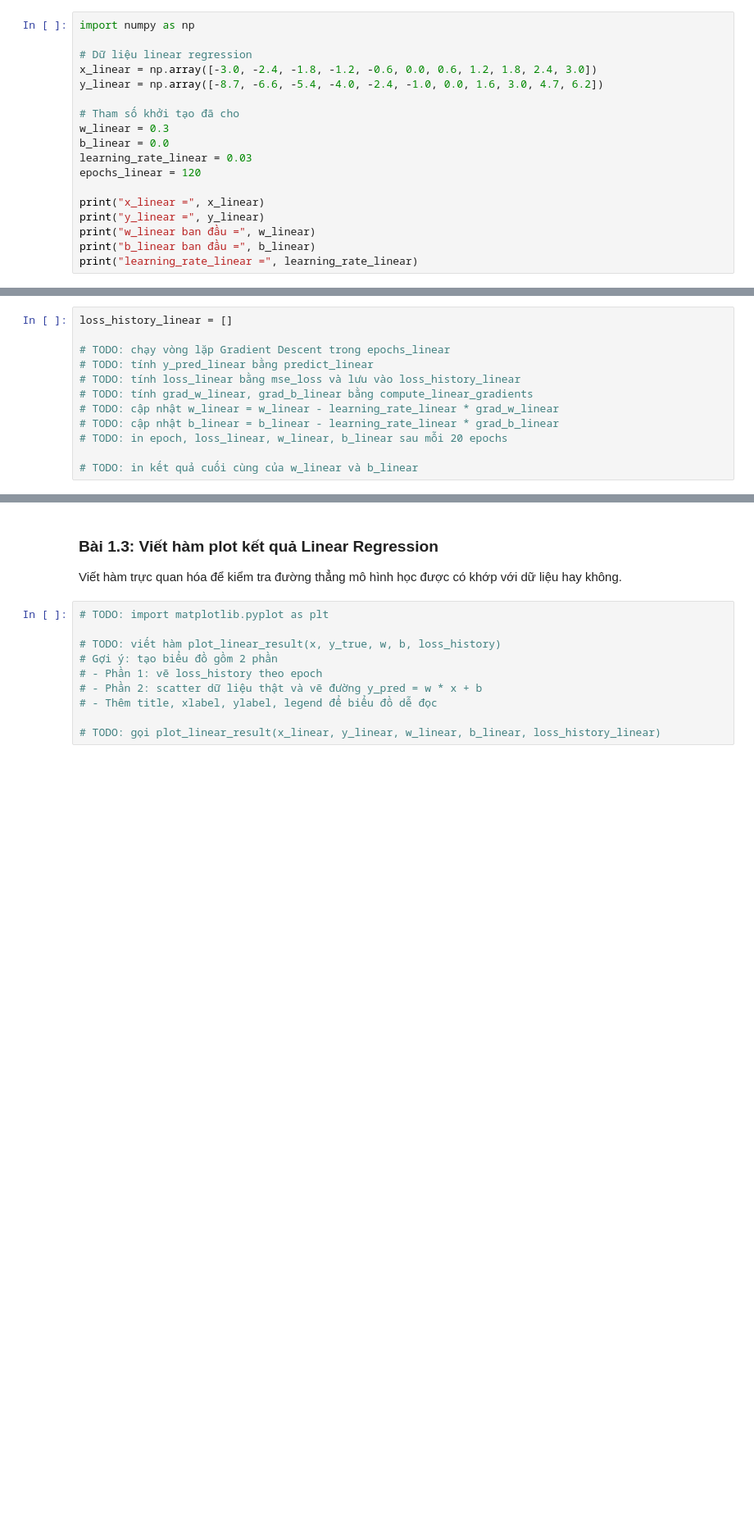
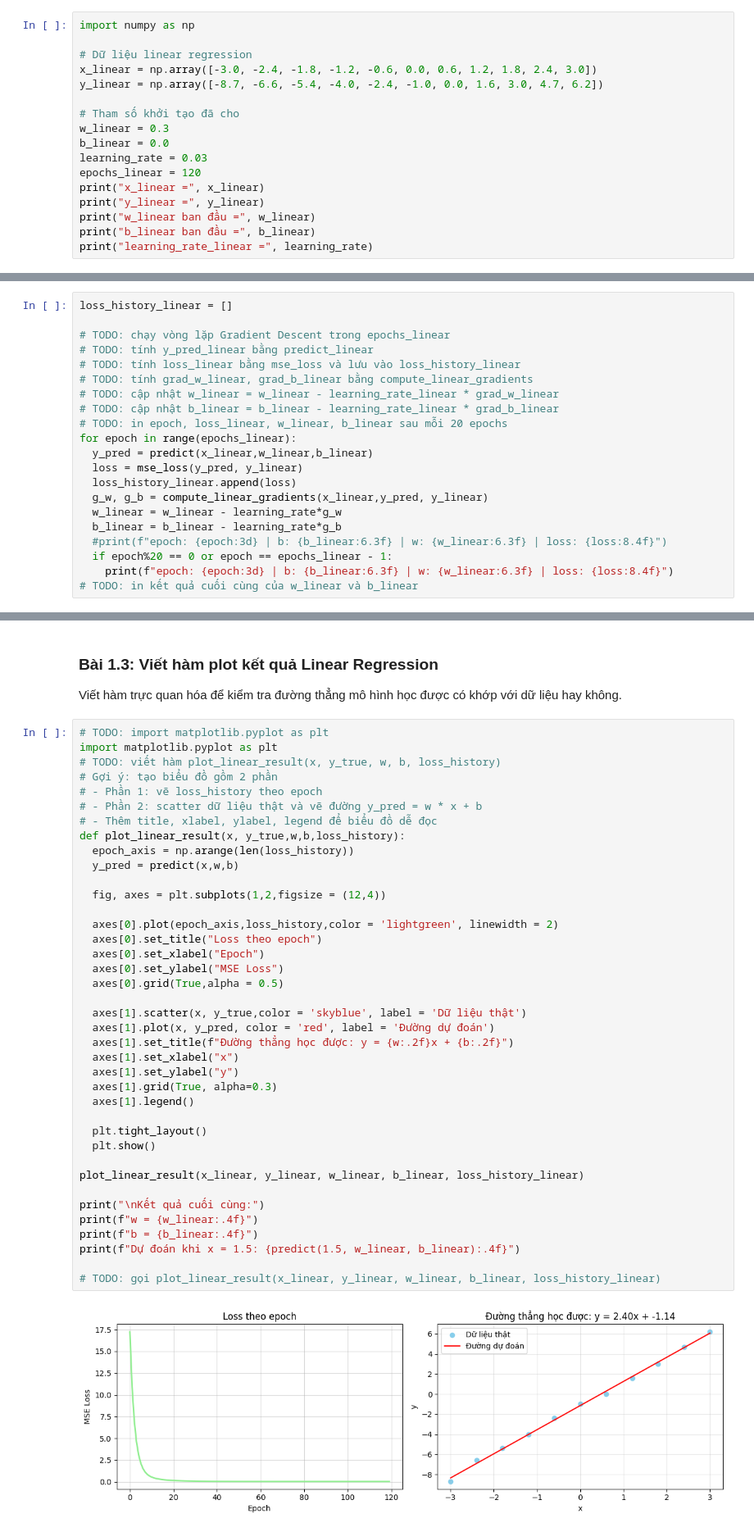
Before and after one commit to hanghithien/mliot-pyml-2026-hw, a Jupyter notebook: week02/gradient-descent-hw/gradient_descent_hw.ipynb, the cells around one changed output, grey strips where cells are left out. Shown at 82% size. Drawn from its saved outputs; the diff is of its cells as text; blank space fills up the shorter version.

```diff
--- a/week02/gradient-descent-hw/gradient_descent_hw.ipynb
+++ b/week02/gradient-descent-hw/gradient_descent_hw.ipynb
@@ -206,11 +178,10 @@ y_linear = np.array([-8.7, -6.6, -5.4, -4.0, -2.4, -1.0, 0.0, 1.6, 3.0, 4.7, 6.2
 # Tham số khởi tạo đã cho
 w_linear = 0.3
 b_linear = 0.0
-learning_rate_linear = 0.03
+learning_rate = 0.03
 epochs_linear = 120
-
 print("x_linear =", x_linear)
 print("y_linear =", y_linear)
 print("w_linear ban đầu =", w_linear)
 print("b_linear ban đầu =", b_linear)
-print("learning_rate_linear =", learning_rate_linear)
+print("learning_rate_linear =", learning_rate)
@@ -236,5 +223,14 @@ loss_history_linear = []
 # TODO: cập nhật w_linear = w_linear - learning_rate_linear * grad_w_linear
 # TODO: cập nhật b_linear = b_linear - learning_rate_linear * grad_b_linear
 # TODO: in epoch, loss_linear, w_linear, b_linear sau mỗi 20 epochs
-
+for epoch in range(epochs_linear):
+  y_pred = predict(x_linear,w_linear,b_linear)
+  loss = mse_loss(y_pred, y_linear)
+  loss_history_linear.append(loss)
+  g_w, g_b = compute_linear_gradients(x_linear,y_pred, y_linear)
+  w_linear = w_linear - learning_rate*g_w
+  b_linear = b_linear - learning_rate*g_b
+  #print(f"epoch: {epoch:3d} | b: {b_linear:6.3f} | w: {w_linear:6.3f} | loss: {loss:8.4f}")
+  if epoch%20 == 0 or epoch == epochs_linear - 1:
+    print(f"epoch: {epoch:3d} | b: {b_linear:6.3f} | w: {w_linear:6.3f} | loss: {loss:8.4f}")
 # TODO: in kết quả cuối cùng của w_linear và b_linear
@@ -244,11 +248,42 @@ loss_history_linear = []
 Viết hàm trực quan hóa để kiểm tra đường thẳng mô hình học được có khớp với dữ liệu hay không.
 # %%
 # TODO: import matplotlib.pyplot as plt
-
+import matplotlib.pyplot as plt
 # TODO: viết hàm plot_linear_result(x, y_true, w, b, loss_history)
 # Gợi ý: tạo biểu đồ gồm 2 phần
 # - Phần 1: vẽ loss_history theo epoch
 # - Phần 2: scatter dữ liệu thật và vẽ đường y_pred = w * x + b
 # - Thêm title, xlabel, ylabel, legend để biểu đồ dễ đọc
+def plot_linear_result(x, y_true,w,b,loss_history):
+  epoch_axis = np.arange(len(loss_history))
+  y_pred = predict(x,w,b)
+
+  fig, axes = plt.subplots(1,2,figsize = (12,4))
+
+  axes[0].plot(epoch_axis,loss_history,color = 'lightgreen', linewidth = 2)
+  axes[0].set_title("Loss theo epoch")
+  axes[0].set_xlabel("Epoch")
+  axes[0].set_ylabel("MSE Loss")
+  axes[0].grid(True,alpha = 0.5)
+
+  axes[1].scatter(x, y_true,color = 'skyblue', label = 'Dữ liệu thật')
+  axes[1].plot(x, y_pred, color = 'red', label = 'Đường dự đoán')
+  axes[1].set_title(f"Đường thẳng học được: y = {w:.2f}x + {b:.2f}")
+  axes[1].set_xlabel("x")
+  axes[1].set_ylabel("y")
+  axes[1].grid(True, alpha=0.3)
+  axes[1].legend()
+
+  plt.tight_layout()
+  plt.show()
+
+plot_linear_result(x_linear, y_linear, w_linear, b_linear, loss_history_linear)
+
+print("\nKết quả cuối cùng:")
+print(f"w = {w_linear:.4f}")
+print(f"b = {b_linear:.4f}")
+print(f"Dự đoán khi x = 1.5: {predict(1.5, w_linear, b_linear):.4f}")
 
 # TODO: gọi plot_linear_result(x_linear, y_linear, w_linear, b_linear, loss_history_linear)
+# %% [output]
+[figure, added]
```
Also changed, not shown: parts of 11 cells of this notebook.
